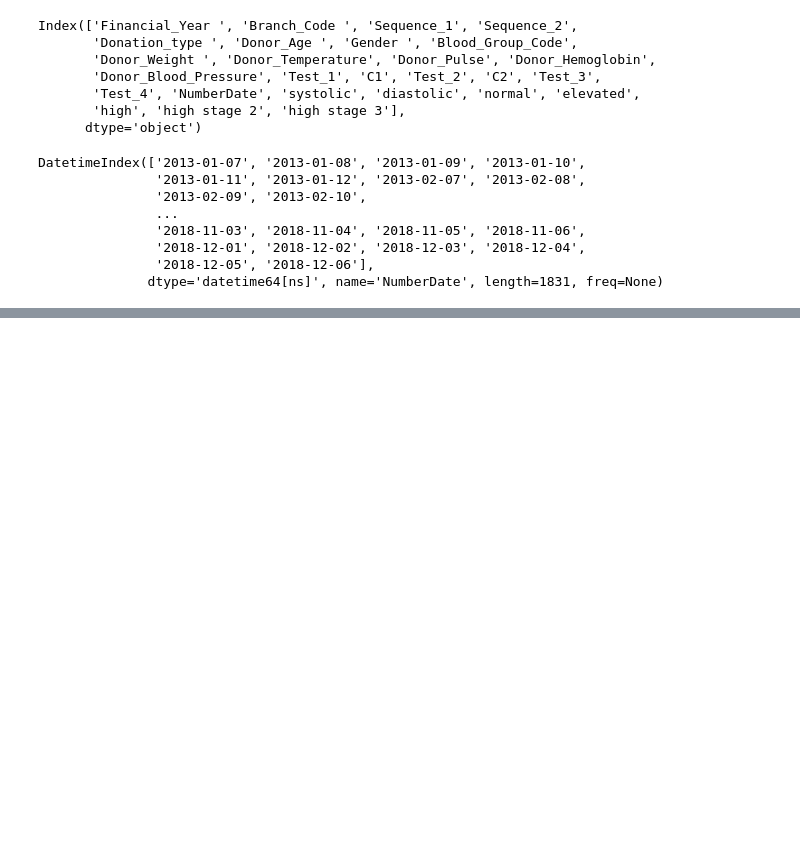
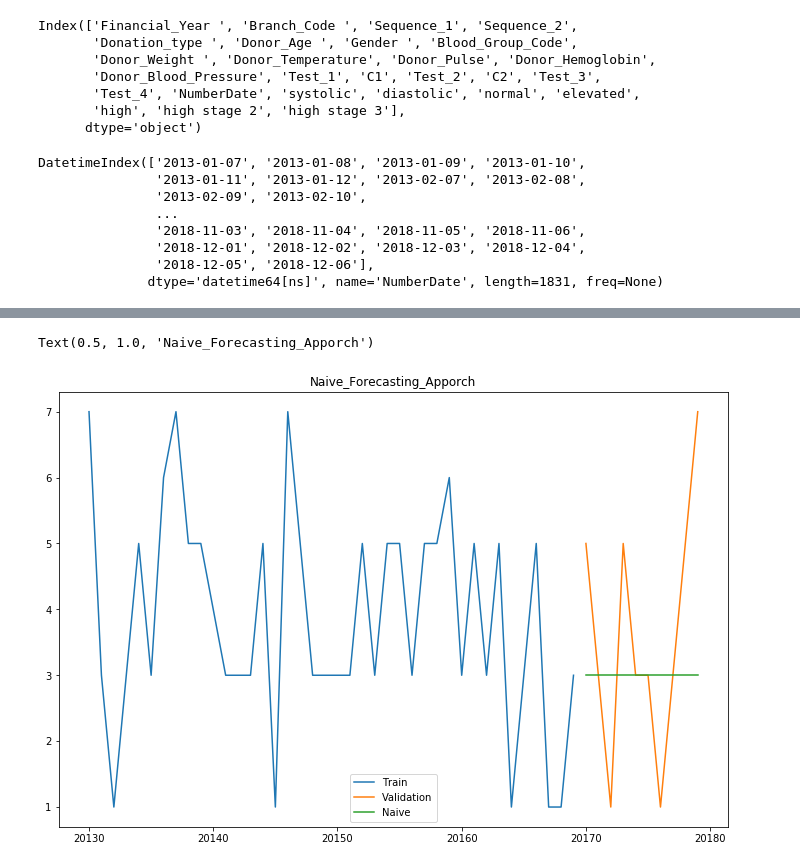
Before and after one commit to aaqibqadeer/Blood-Group-Forecasting, a Jupyter notebook: Round2.ipynb, the cells around one changed output, grey strips where cells are left out. Drawn from its saved outputs; the diff is of its cells as text; code cells hidden in the pictures; blank space fills up the shorter version.

```diff
--- a/Round2.ipynb
+++ b/Round2.ipynb
@@ -364,0 +400,3 @@ plt.show()
+# %%
+Train.dropna(inplace=True)
+corss_valid.dropna(inplace=True)
@@ -364,0 +411,13 @@ plt.show()
+# %%
+dd = np.asarray(Train.Blood_Group_Code)
+y_hat =valid.copy()
+y_hat['naive']= dd[len(dd)- 1]
+plt.figure(figsize = (12,8))
+plt.plot(Train.index, Train['Blood_Group_Code'],label = 'Train')
+plt.plot(valid.index, valid['Blood_Group_Code'], label = 'Validation')
+plt.plot(y_hat.index, y_hat['naive'],  label = 'Naive')
+plt.legend(loc = 'best')
+plt.title('Naive_Forecasting_Apporch')
+# %% [output]
+Text(0.5, 1.0, 'Naive_Forecasting_Apporch')
+[figure, added]
```
Also changed, not shown: parts of 12 cells of this notebook.
